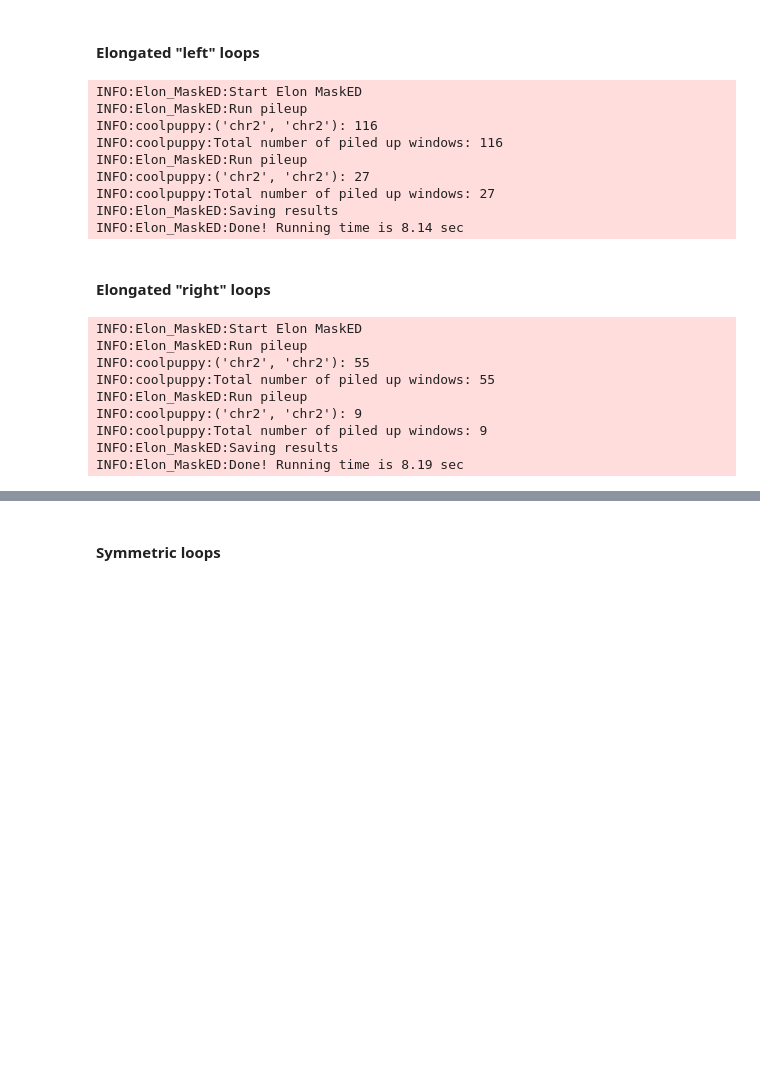
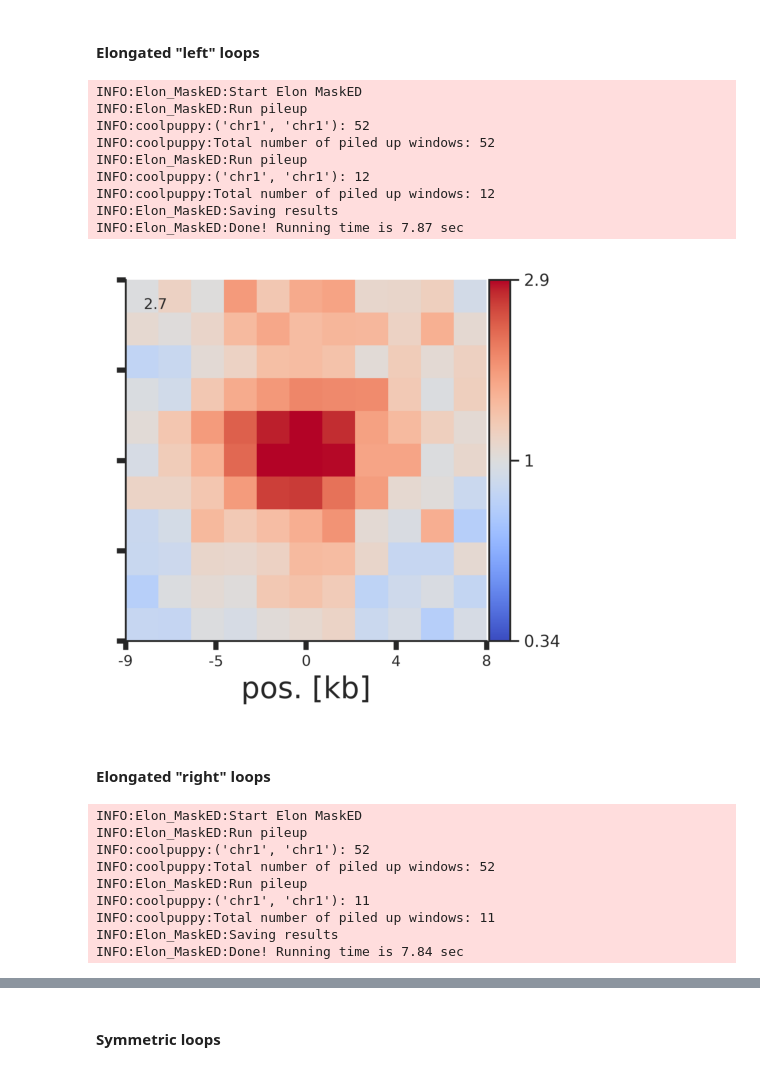
Before and after one commit to anshtompel/Elon-MaskED, a Jupyter notebook: example_notebook.ipynb, the cells around one changed output, grey strips where cells are left out. Saved outputs shown, nothing was run; the diff lists cells and outputs as text; code cells hidden in the pictures; blank space fills up the shorter version.

Commit message:
add representative examples of pileups

```diff
--- a/example_notebook.ipynb
+++ b/example_notebook.ipynb
@@ -8,28 +11,36 @@ resolution = 2000
 # %% [markdown]
 #### Elongated "left" loops
 # %%
-elon_call(path, resolution, position, end_bin=30, quantile_threshold=0.98, fdr_correction=0.05, qval_threshold=0.3)
+elon_call(path, resolution, position, end_bin=25, corr_threshold=0.5, quantile_threshold=0.98, fdr_correction=0.05, fig_contrast=2.9)
 # %% [output]
 INFO:Elon_MaskED:Start Elon MaskED
 INFO:Elon_MaskED:Run pileup
-INFO:coolpuppy:('chr2', 'chr2'): 116
-INFO:coolpuppy:Total number of piled up windows: 116
+INFO:coolpuppy:('chr1', 'chr1'): 52
+INFO:coolpuppy:Total number of piled up windows: 52
 INFO:Elon_MaskED:Run pileup
-INFO:coolpuppy:('chr2', 'chr2'): 27
-INFO:coolpuppy:Total number of piled up windows: 27
+INFO:coolpuppy:('chr1', 'chr1'): 12
+INFO:coolpuppy:Total number of piled up windows: 12
 INFO:Elon_MaskED:Saving results
-INFO:Elon_MaskED:Done! Running time is 8.14 sec
+INFO:Elon_MaskED:Done! Running time is 7.87 sec
+# %%
+plt.rcParams["figure.figsize"] = 6, 6
+left = plt.imread('pileup_left.png')
+plt.imshow(left)
+plt.axis('off')
+None
+# %% [output]
+[figure, added]
 # %% [markdown]
 #### Elongated "right" loops
 # %%
-elon_call(path, resolution, position, end_bin=25, quantile_threshold=0.99, fdr_correction=0.01, qval_threshold=0.1, elong='right')
+elon_call(path, resolution, position,  end_bin=25, corr_threshold=0.5, quantile_threshold=0.98, elong='right', fdr_correction=0.05, fig_contrast=2.7)
 # %% [output]
 INFO:Elon_MaskED:Start Elon MaskED
 INFO:Elon_MaskED:Run pileup
-INFO:coolpuppy:('chr2', 'chr2'): 55
-INFO:coolpuppy:Total number of piled up windows: 55
+INFO:coolpuppy:('chr1', 'chr1'): 52
+INFO:coolpuppy:Total number of piled up windows: 52
 INFO:Elon_MaskED:Run pileup
-INFO:coolpuppy:('chr2', 'chr2'): 9
-INFO:coolpuppy:Total number of piled up windows: 9
+INFO:coolpuppy:('chr1', 'chr1'): 11
+INFO:coolpuppy:Total number of piled up windows: 11
 INFO:Elon_MaskED:Saving results
-INFO:Elon_MaskED:Done! Running time is 8.19 sec
+INFO:Elon_MaskED:Done! Running time is 7.84 sec
```
Also changed, not shown: parts of 4 cells of this notebook.
